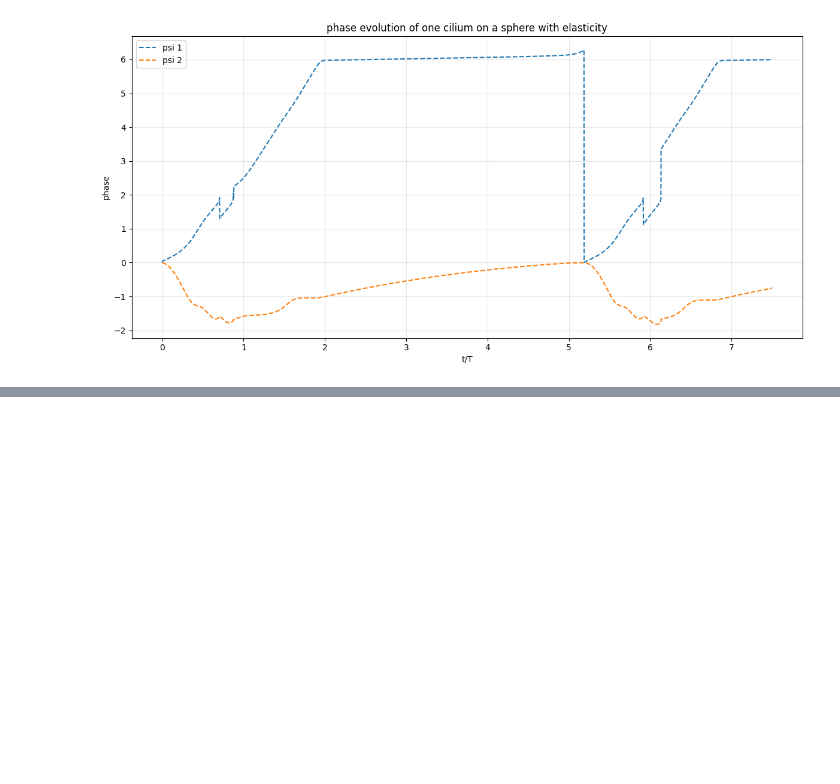
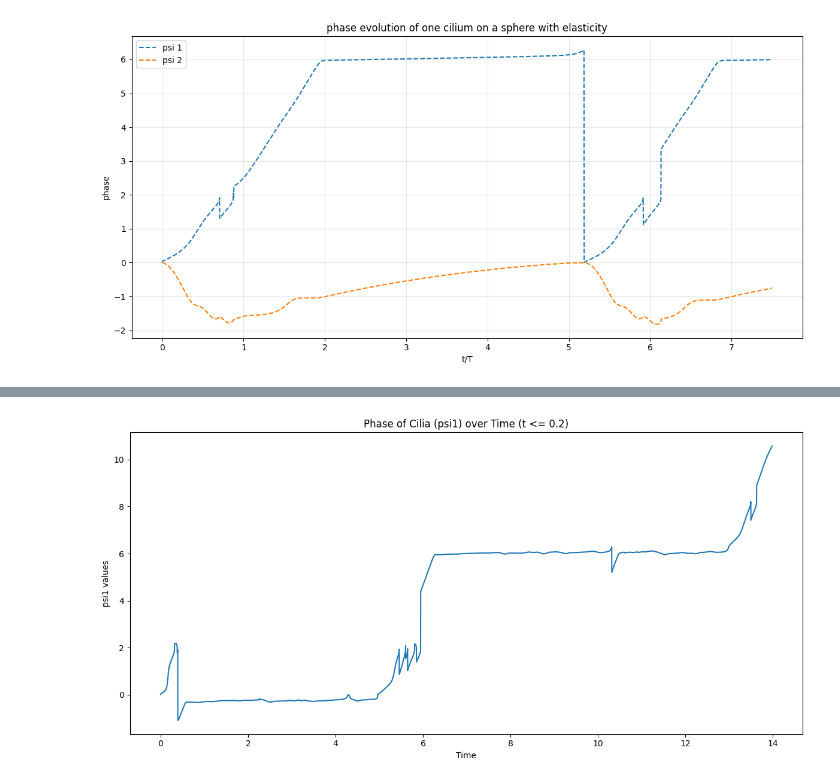
Before and after one commit to Biofluid-Dynamics-Group/cuda-filaments, a Jupyter notebook: analysis/emergent.ipynb, the cells around one changed output, grey strips where cells are left out. Cells and saved outputs as stored; diff of their text form; code cells hidden in the pictures; blank space fills up the shorter version.

```diff
--- a/analysis/emergent.ipynb
+++ b/analysis/emergent.ipynb
@@ -230,0 +231,28 @@ plt.show()
+# %%
+path = '../data/sphere_309_cilia_elas_e_7_leftprecon/20250506/ciliate_309fil_9000blob_8.00R_0.0100torsion_0.2182tilt_0.3000f_eff_1.4960theta0_0.0000freqshift_true_states.dat'
+
+# Load the data from the .dat file
+data = np.loadtxt(path)
+
+# Extract time values
+time = data[:, 0] / 500.0  # Since i/500 is time
+
+# Extract psi1 values for all cilia (columns 2 to 2+309-1)
+psi1_values = data[:, 2:2+309]
+
+# Find the index where time exceeds 0.2
+# end_idx = np.argmax(time > 0.2) if np.any(time > 0.2) else len(time)
+end_idx = -1
+
+plt.figure(figsize=(12, 6))
+for i in range(psi1_values.shape[1]):
+  if i == 0:
+    plt.plot(time[:end_idx], psi1_values[:end_idx, i])
+
+plt.xlabel('Time')
+plt.ylabel('psi1 values')
+plt.title('Phase of Cilia (psi1) over Time (t <= 0.2)')
+plt.tight_layout()
+plt.show()
+# %% [output]
+[figure, added]
```
Also changed, not shown: parts of 4 cells of this notebook, 2 other files.
